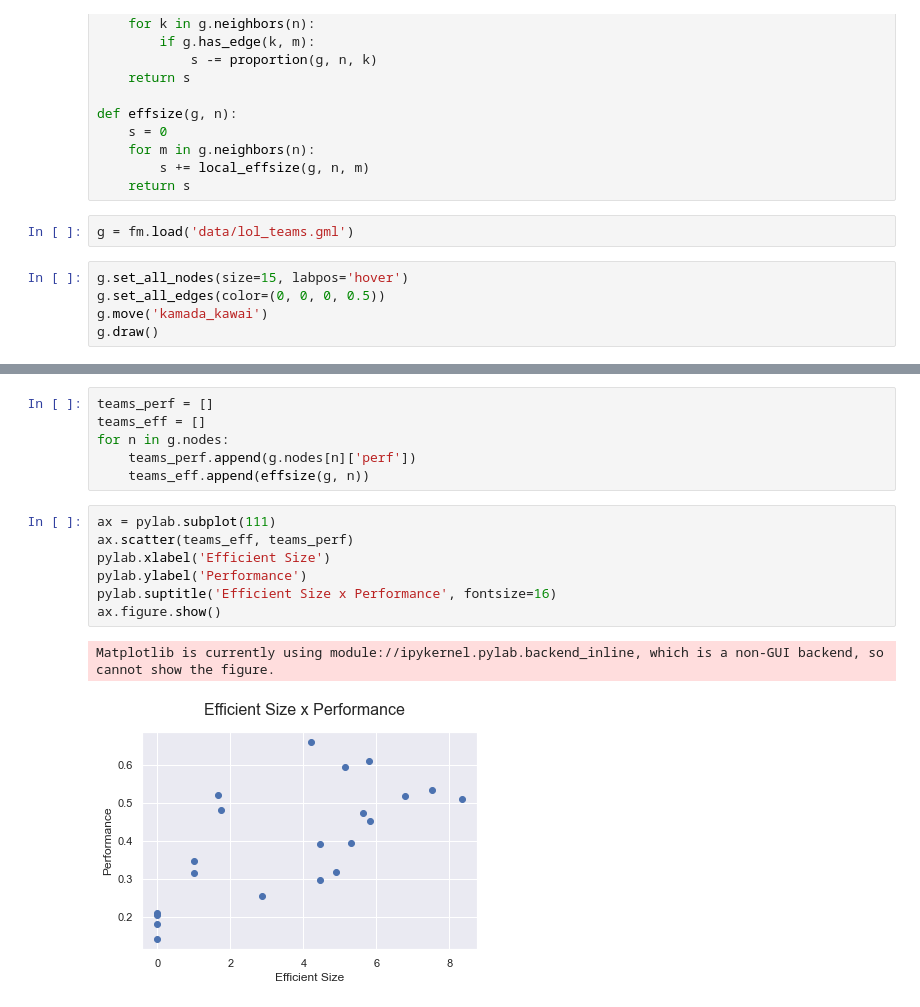
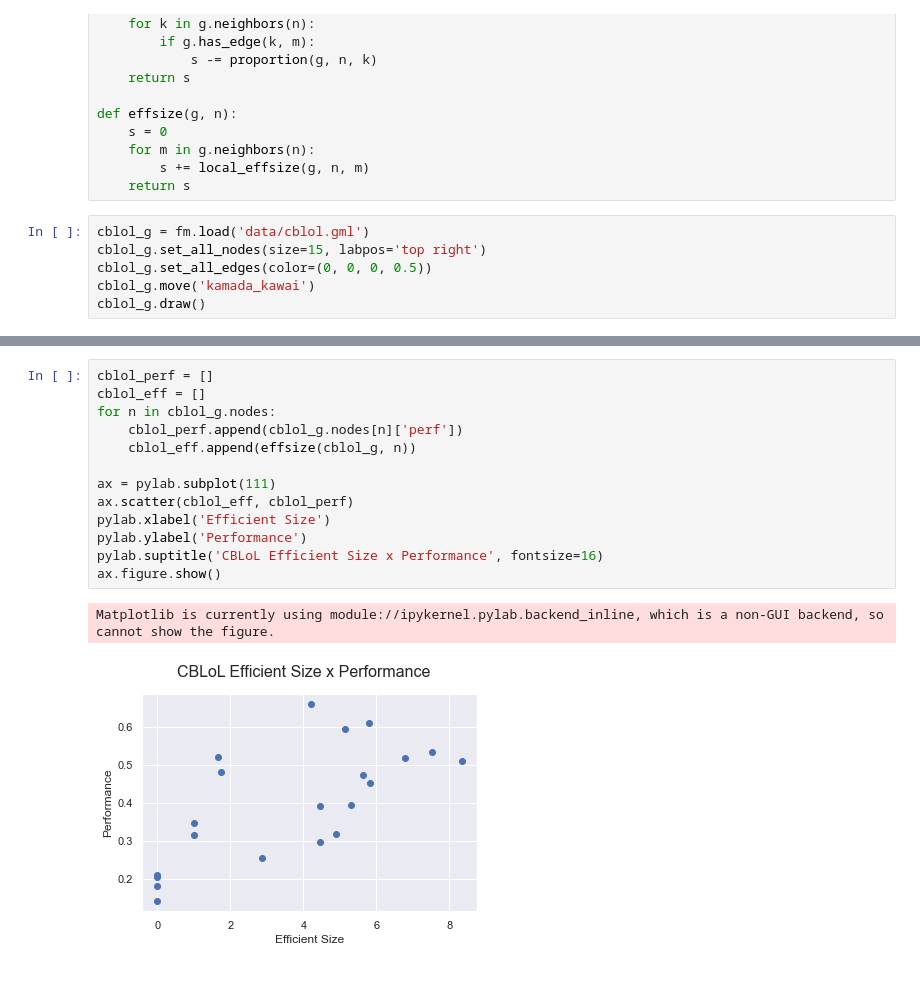
Before and after one commit to chends888/ProjRedes2020_2, a Jupyter notebook: Projeto_Redes.ipynb, the cells around one changed output, grey strips where cells are left out. Cells and saved outputs as stored; diff of their text form; blank space fills up the shorter version.

```diff
--- a/Projeto_Redes.ipynb
+++ b/Projeto_Redes.ipynb
@@ -21,28 +21,27 @@ def effsize(g, n):
     for m in g.neighbors(n):
         s += local_effsize(g, n, m)
     return s
-# %%
-g = fm.load('data/lol_teams.gml')
 # %%
-g.set_all_nodes(size=15, labpos='hover')
-g.set_all_edges(color=(0, 0, 0, 0.5))
-g.move('kamada_kawai')
-g.draw()
+cblol_g = fm.load('data/cblol.gml')
+cblol_g.set_all_nodes(size=15, labpos='top right')
+cblol_g.set_all_edges(color=(0, 0, 0, 0.5))
+cblol_g.move('kamada_kawai')
+cblol_g.draw()
 # %% [output]
 [interactive output not drawn]
-# %%
-teams_perf = []
-teams_eff = []
-for n in g.nodes:
-    teams_perf.append(g.nodes[n]['perf'])
-    teams_eff.append(effsize(g, n))
 # %%
+cblol_perf = []
+cblol_eff = []
+for n in cblol_g.nodes:
+    cblol_perf.append(cblol_g.nodes[n]['perf'])
+    cblol_eff.append(effsize(cblol_g, n))
+
 ax = pylab.subplot(111)
-ax.scatter(teams_eff, teams_perf)
+ax.scatter(cblol_eff, cblol_perf)
 pylab.xlabel('Efficient Size')
 pylab.ylabel('Performance')
-pylab.suptitle('Efficient Size x Performance', fontsize=16)
+pylab.suptitle('CBLoL Efficient Size x Performance', fontsize=16)
 ax.figure.show()
 # %% [output]
 Matplotlib is currently using module://ipykernel.pylab.backend_inline, which is a non-GUI backend, so cannot show the figure.
-[figure, old version]
+[figure, new version]
```
Also changed, not shown: parts of 5 cells of this notebook, 4 other files.
